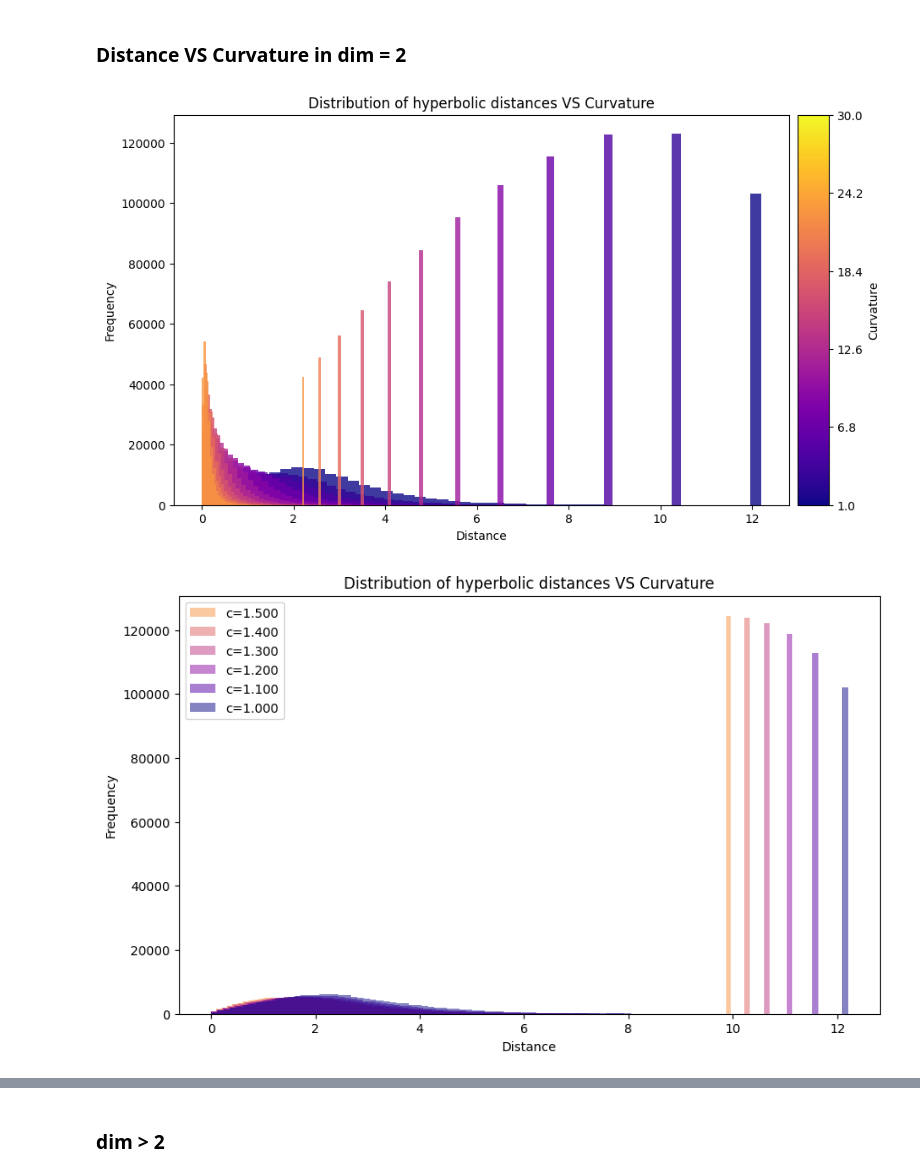
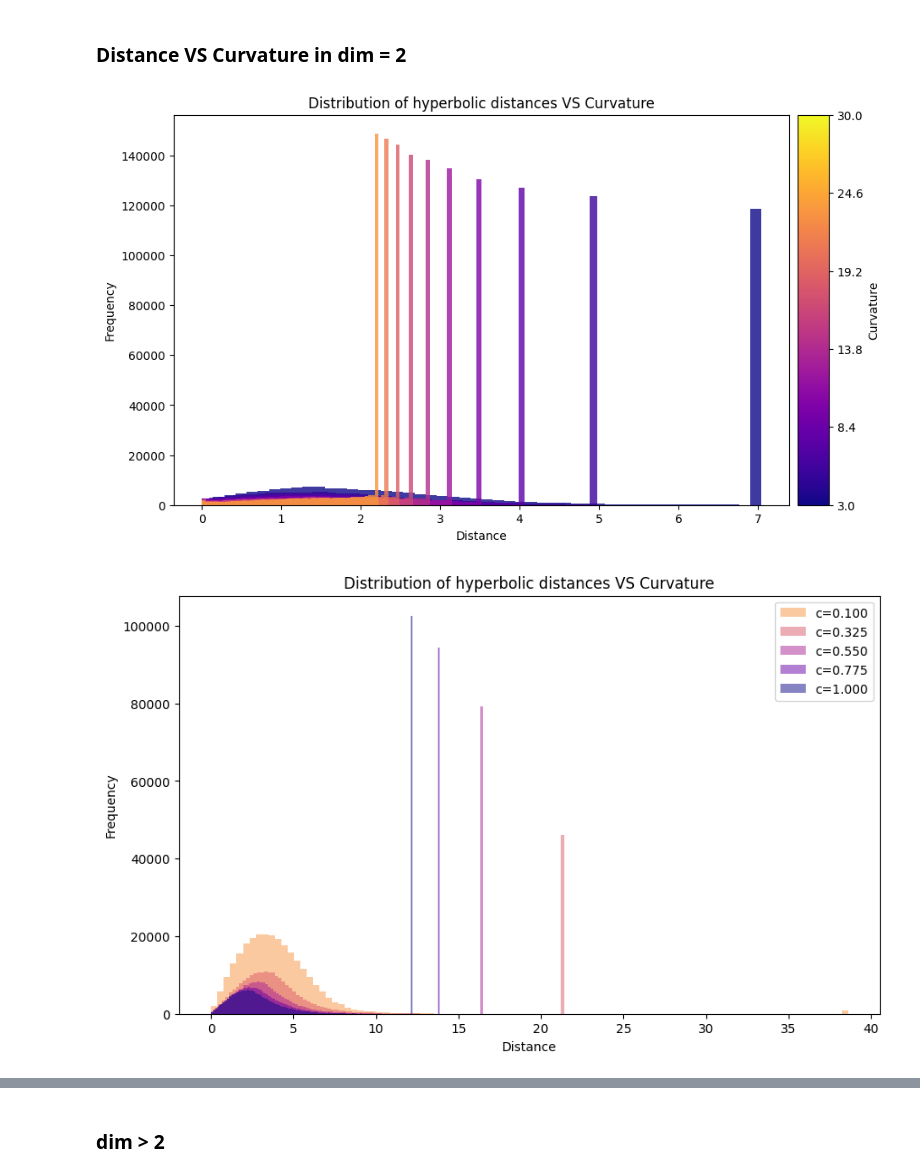
Before and after one commit to Alex2034/nanoGPT, a Jupyter notebook: Experiments.ipynb, the cells around one changed output, grey strips where cells are left out. Saved outputs shown, nothing was run; the diff lists cells and outputs as text; code cells hidden in the pictures.

```diff
--- a/Experiments.ipynb
+++ b/Experiments.ipynb
@@ -32,54 +32,56 @@ B, T, C = 64, 64, 2
 x = pmath.expmap0(torch.randn(B, T, C))
 y = pmath.expmap0(torch.randn(B, T, C))
 
-curvatures = np.logspace(0., 1.477, 12)
+curvatures = np.linspace(3., 30., 10)
 
 distances = {}
 for c in curvatures:
+    x = pmath.expmap0(torch.randn(B, T, C), c=c)
+    y = pmath.expmap0(torch.randn(B, T, C), c=c)
     distances[c] = pmath.dist_matrix(x, y, c=c).view(-1).cpu().numpy()
 
 n = len(curvatures)
 colors = plt.cm.plasma(np.linspace(0.75, 0., n))[::-1]
 
 # Create a figure and a set of subplots
 fig, ax = plt.subplots(figsize=(10, 6))
 
 for c, dists, color in zip(distances.keys(), distances.values(), colors):
-    ax.hist(dists, bins=50, alpha=0.8, label=f'c={c:.2f}', color=color)
+    ax.hist(dists, bins=50, alpha=0.8, label=f'c={c:.2f}', color=color, density=False)
 
 ax.set_title('Distribution of hyperbolic distances VS Curvature')
 ax.set_xlabel('Distance')
 ax.set_ylabel('Frequency')
 
 # Create an axes on the right side of ax. The width of cax will be 5%
 # of ax and the padding between cax and ax will be 0.05 inch.
 from mpl_toolkits.axes_grid1 import make_axes_locatable
 divider = make_axes_locatable(ax)
 cax = divider.append_axes("right", size="5%", pad=0.1)
 
 # Create a ScalarMappable with the same colormap and normalization as the plot
 sm = plt.cm.ScalarMappable(cmap=plt.cm.plasma, norm=plt.Normalize(vmin=min(curvatures), vmax=max(curvatures)))
 sm.set_array([])  # You need to set_array for ScalarMappable.
 
 # Add colorbar using the ScalarMappable and the specific axes for the colorbar
 cbar = fig.colorbar(sm, cax=cax, ticks=np.linspace(min(curvatures), max(curvatures), num=6))
 # cbar.set_ticklabels([f'{c:.2f}' for c in np.linspace(min(curvatures), max(curvatures), num=min(n, 10))])
 cbar.set_label('Curvature', x = 0.5)
 
 # ax.legend()
 # plt.savefig('1to30.jpg')
 plt.show()
 # %% [output]
-[figure, old version]
+[figure, new version]
 # %%
 B, T, C = 64, 64, 2
-x = pmath.expmap0(torch.randn(B, T, C))
-y = pmath.expmap0(torch.randn(B, T, C))
 
-curvatures = np.linspace(1.5, 1., 6)
+curvatures = np.linspace(0.1, 1., 5)
 
 distances = {}
 for c in curvatures:
+    x = pmath.expmap0(torch.randn(B, T, C), c=c)
+    y = pmath.expmap0(torch.randn(B, T, C), c=c)
     distances[c] = pmath.dist_matrix(x, y, c=c).view(-1).cpu().numpy()
 
 n = len(curvatures)
@@ -87,7 +89,7 @@ colors = cmap = plt.cm.plasma(np.linspace(0.75, 0., n))
 
 plt.figure(figsize=(10, 6))
 for c, dists, color in zip(distances.keys(), distances.values(), colors):
-    plt.hist(dists, bins=100, alpha=0.5, label=f'c={c:.3f}', color=color)
+    plt.hist(dists, bins=100, alpha=0.5, label=f'c={c:.3f}', color=color, density=False)
 plt.title('Distribution of hyperbolic distances VS Curvature')
 plt.xlabel('Distance')
 plt.ylabel('Frequency')
@@ -95,4 +97,4 @@ plt.legend()
 # plt.savefig('amplitudes_over1.jpg')
 plt.show()
 # %% [output]
-[figure, old version]
+[figure, new version]
```
Also changed, not shown: parts of 3 cells of this notebook, 4 other files.
